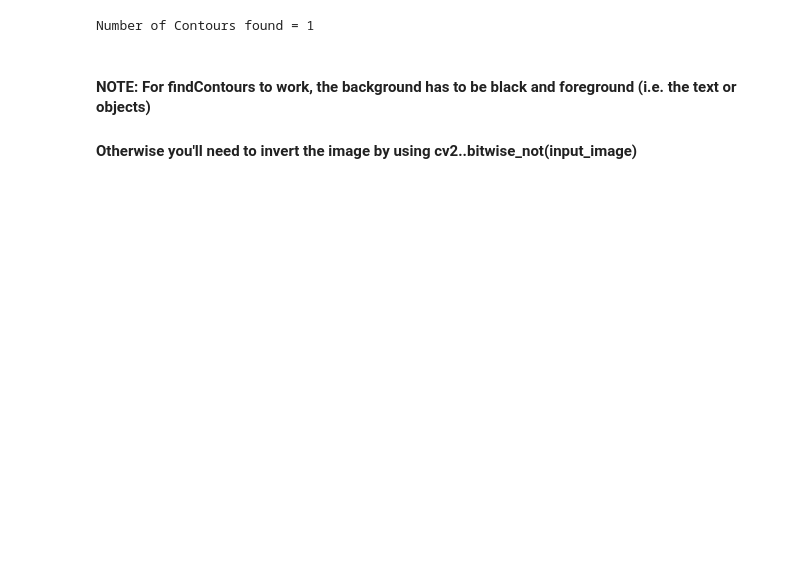
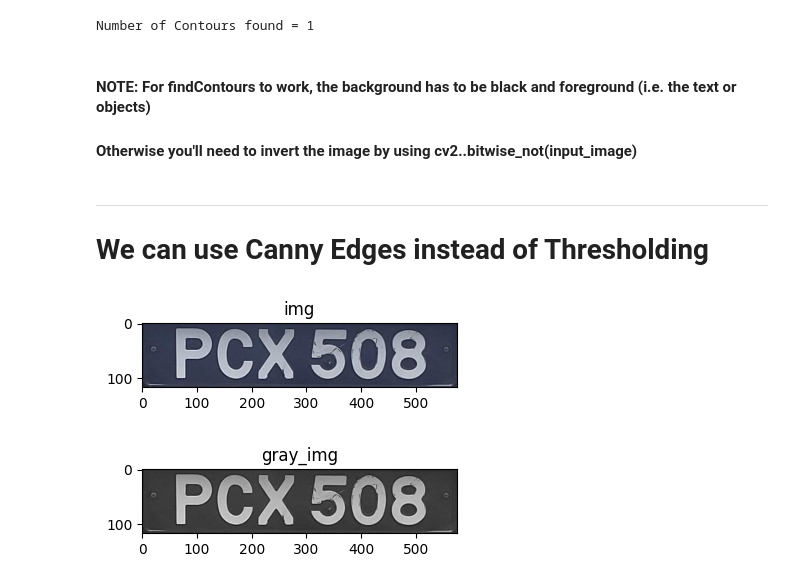
Before and after one commit to Sabbha20/pytorch2024, a Jupyter notebook: 001 - Image Segements/001 - Contours Drawing.ipynb, the cells around one changed output. Saved outputs shown, nothing was run; the diff lists cells and outputs as text; code cells hidden in the pictures; blank space fills up the shorter version.

```diff
--- a/001 - Image Segements/001 - Contours Drawing.ipynb
+++ b/001 - Image Segements/001 - Contours Drawing.ipynb
@@ -86,3 +86,14 @@ Number of Contours found = 1
 #### **NOTE: For findContours to work, the background has to be black and foreground (i.e. the text or objects)**
 
 #### Otherwise you'll need to invert the image by using **cv2..bitwise_not(input_image)**
+# %% [markdown]
+----
+# **We can use Canny Edges instead of Thresholding**
+# %%
+img = cv2.imread("../data/images/LP.jpg")
+cv_imshow("img", img)
+gray_img = cv2.cvtColor(img, cv2.COLOR_BGR2GRAY)
+cv_imshow("gray_img", gray_img)
+# %% [output]
+[figure, added]
+[figure, added]
```
Also changed, not shown: parts of 7 cells of this notebook.
